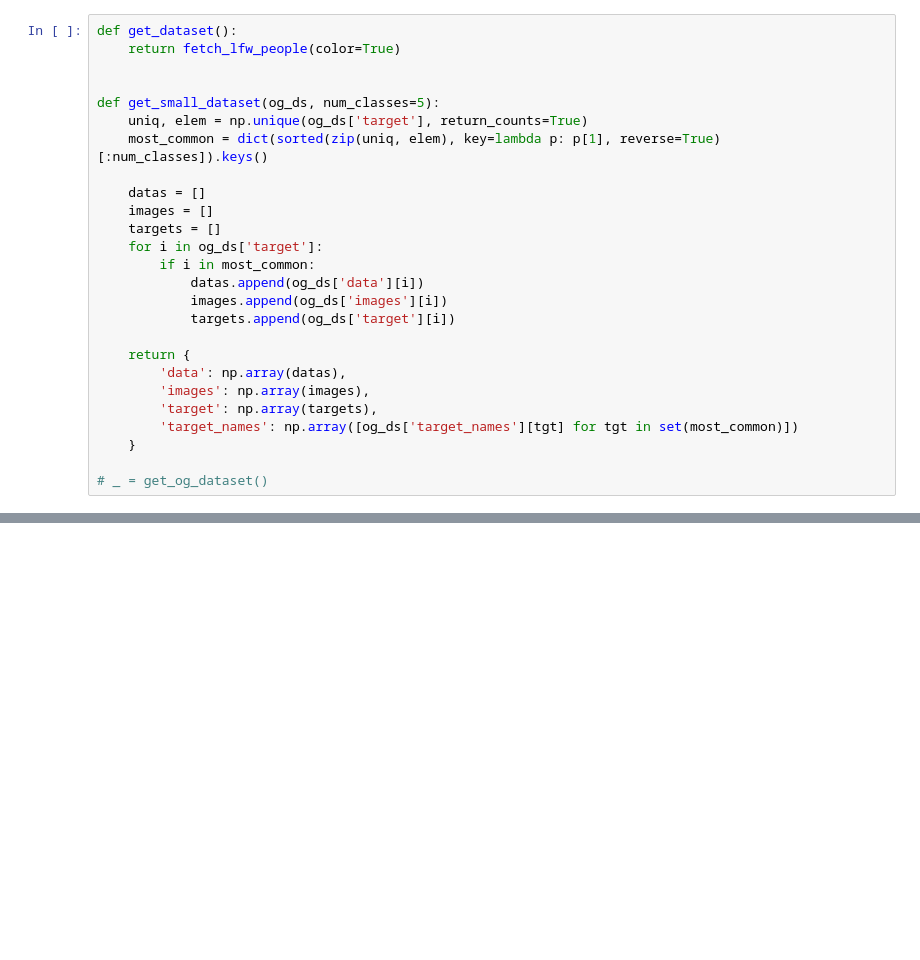
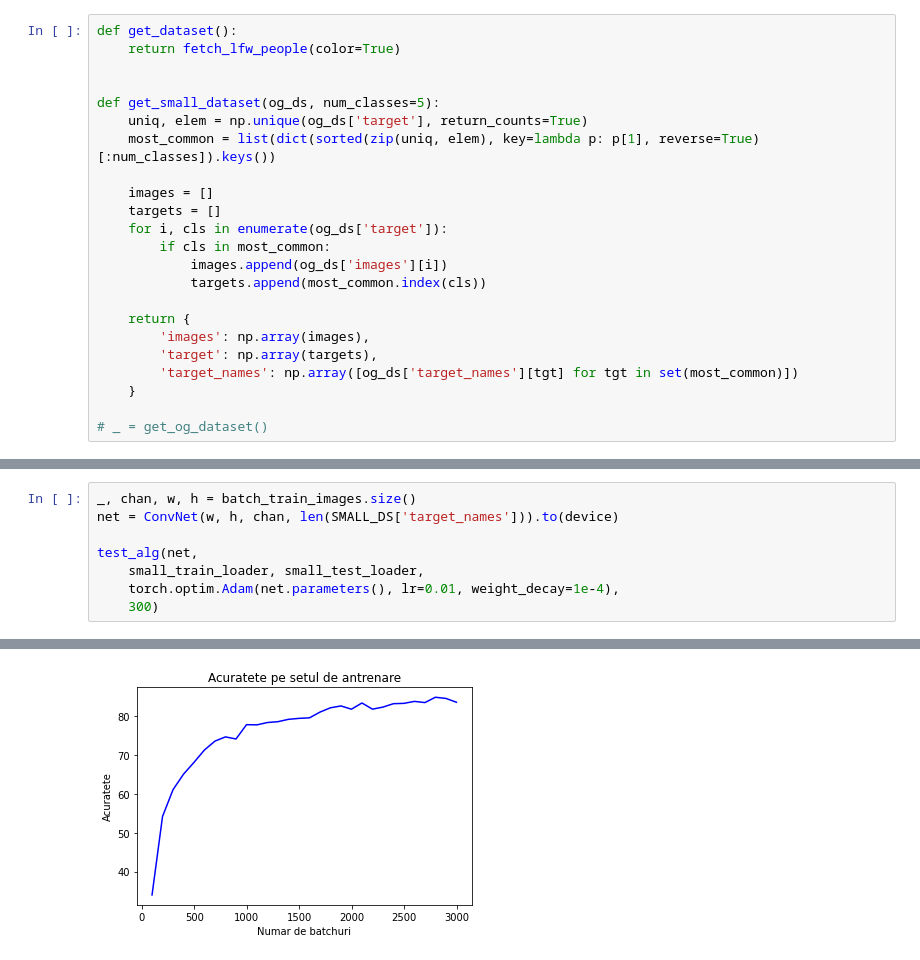
Before and after one commit to teodutu/ML, a Jupyter notebook: Teme/Tema3/Face-Recognition.ipynb, the cells around one changed output, grey strips where cells are left out. Drawn from its saved outputs; the diff is of its cells as text; blank space fills up the shorter version.

```diff
--- a/Teme/Tema3/Face-Recognition.ipynb
+++ b/Teme/Tema3/Face-Recognition.ipynb
@@ -34,19 +48,16 @@ def get_dataset():
 
 def get_small_dataset(og_ds, num_classes=5):
     uniq, elem = np.unique(og_ds['target'], return_counts=True)
-    most_common = dict(sorted(zip(uniq, elem), key=lambda p: p[1], reverse=True)[:num_classes]).keys()
+    most_common = list(dict(sorted(zip(uniq, elem), key=lambda p: p[1], reverse=True)[:num_classes]).keys())
 
-    datas = []
     images = []
     targets = []
-    for i in og_ds['target']:
-        if i in most_common:
-            datas.append(og_ds['data'][i])
+    for i, cls in enumerate(og_ds['target']):
+        if cls in most_common:
             images.append(og_ds['images'][i])
-            targets.append(og_ds['target'][i])
+            targets.append(most_common.index(cls))
 
     return {
-        'data': np.array(datas),
         'images': np.array(images),
         'target': np.array(targets),
         'target_names': np.array([og_ds['target_names'][tgt] for tgt in set(most_common)])
@@ -396,0 +514,9 @@ def test_alg(net):
+# %%
+_, chan, w, h = batch_train_images.size()
+net = ConvNet(w, h, chan, len(SMALL_DS['target_names'])).to(device)
+
+test_alg(net,
+    small_train_loader, small_test_loader,
+    torch.optim.Adam(net.parameters(), lr=0.01, weight_decay=1e-4),
+    300)
+# %% [output]
@@ -396,0 +542 @@ def test_alg(net):
+[figure, added]
```
Also changed, not shown: parts of 21 cells of this notebook, 3 other files.
